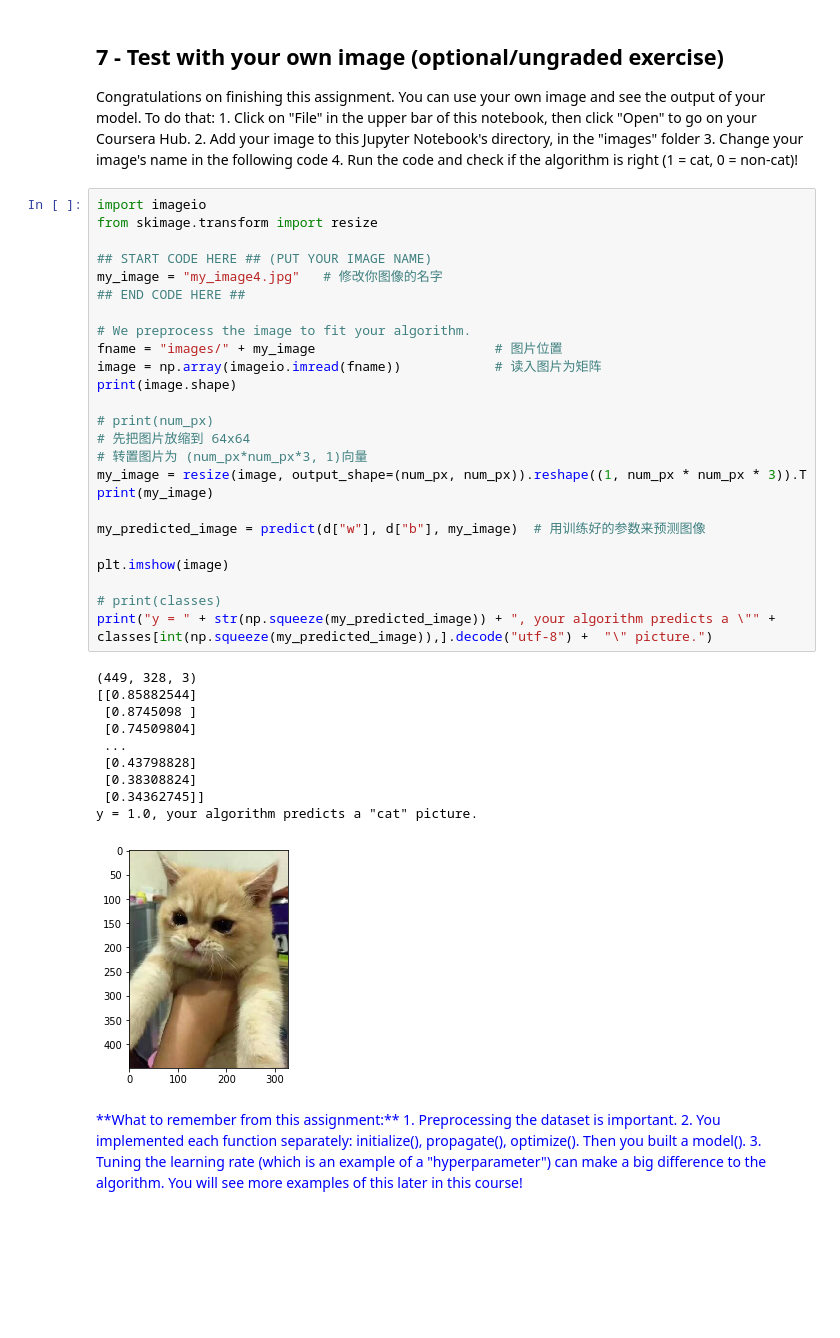
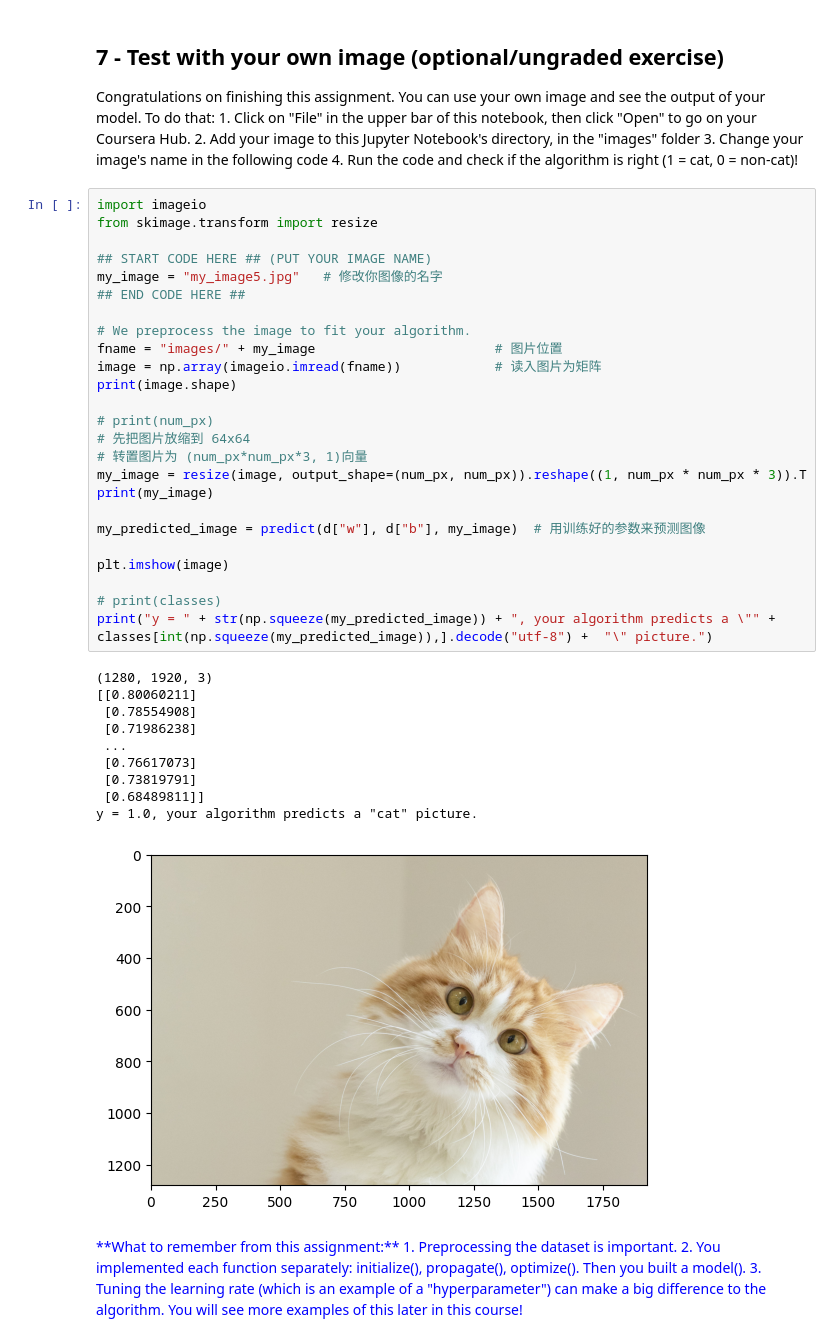
Before and after one commit to YISHUZHOU/Deep-Learning-Coursera, a Jupyter notebook: 01.Neural-Networks-and-Deep-Learning/week2/Logistic Regression with a Neural Network mindset.ipynb, the cells around one changed output. Drawn from its saved outputs; the diff is of its cells as text; blank space fills up the shorter version.

```diff
--- a/01.Neural-Networks-and-Deep-Learning/week2/Logistic Regression with a Neural Network mindset.ipynb
+++ b/01.Neural-Networks-and-Deep-Learning/week2/Logistic Regression with a Neural Network mindset.ipynb
@@ -841,39 +841,39 @@ Congratulations on finishing this assignment. You can use your own image and see
 # %%
 import imageio
 from skimage.transform import resize
 
 ## START CODE HERE ## (PUT YOUR IMAGE NAME)
-my_image = "my_image4.jpg"   # 修改你图像的名字
+my_image = "my_image5.jpg"   # 修改你图像的名字
 ## END CODE HERE ##
 
 # We preprocess the image to fit your algorithm.
 fname = "images/" + my_image                       # 图片位置
 image = np.array(imageio.imread(fname))            # 读入图片为矩阵
 print(image.shape)
 
 # print(num_px)
 # 先把图片放缩到 64x64
 # 转置图片为 (num_px*num_px*3, 1)向量
 my_image = resize(image, output_shape=(num_px, num_px)).reshape((1, num_px * num_px * 3)).T
 print(my_image)
 
 my_predicted_image = predict(d["w"], d["b"], my_image)  # 用训练好的参数来预测图像
 
 plt.imshow(image)
 
 # print(classes)
 print("y = " + str(np.squeeze(my_predicted_image)) + ", your algorithm predicts a \"" + classes[int(np.squeeze(my_predicted_image)),].decode("utf-8") +  "\" picture.")
 # %% [output]
-(449, 328, 3)
-[[0.85882544]
- [0.8745098 ]
- [0.74509804]
+(1280, 1920, 3)
+[[0.80060211]
+ [0.78554908]
+ [0.71986238]
  ...
- [0.43798828]
- [0.38308824]
- [0.34362745]]
+ [0.76617073]
+ [0.73819791]
+ [0.68489811]]
 y = 1.0, your algorithm predicts a "cat" picture.
-[figure, old version]
+[figure, new version]
 # %% [markdown]
 <font color='blue'>
 **What to remember from this assignment:**
```
Also changed, not shown: parts of 1 cell of this notebook, 1 other file.
